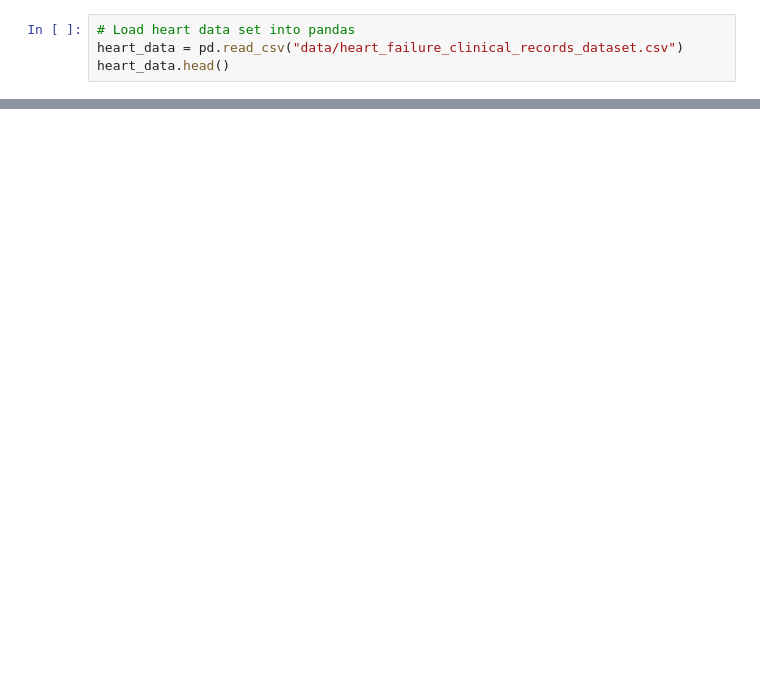
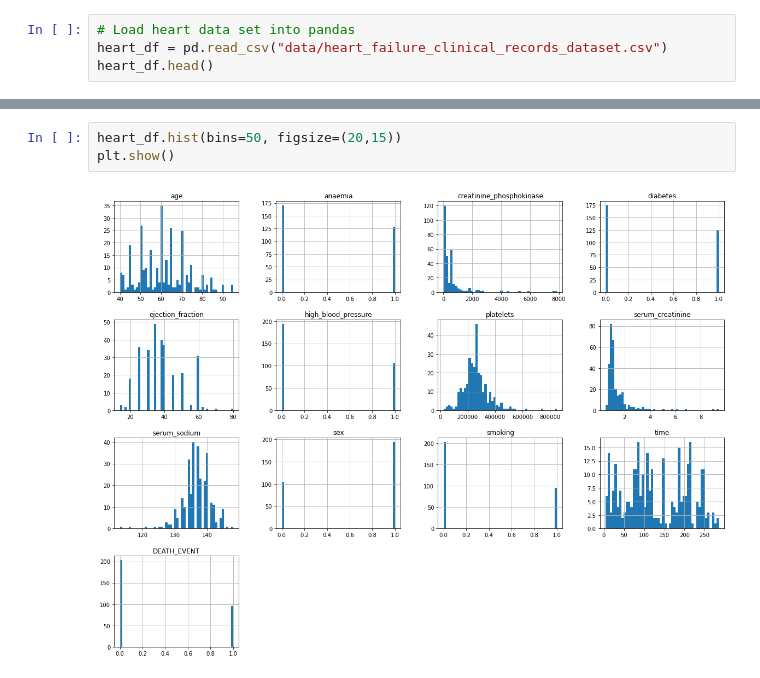
Before and after one commit to faiyted/Project-Cardiac-Disease, a Jupyter notebook: Laura-Project.ipynb, the cells around one changed output, grey strips where cells are left out. Drawn from its saved outputs; the diff is of its cells as text; blank space fills up the shorter version.

```diff
--- a/Laura-Project.ipynb
+++ b/Laura-Project.ipynb
@@ -7,7 +9,7 @@ import pandas as pd
 # %%
 # Load heart data set into pandas
-heart_data = pd.read_csv("data/heart_failure_clinical_records_dataset.csv")
-heart_data.head()
+heart_df = pd.read_csv("data/heart_failure_clinical_records_dataset.csv")
+heart_df.head()
 # %% [output]
 |  | age | anaemia | creatinine_phosphokinase | diabetes | ejection_fraction | high_blood_pressure | platelets | ... |
 | 0 | 75.0 | 0 | 582 | 0 | 20 | 1 | 265000.00 | ... |
@@ -17,0 +44,5 @@ heart_data.head()
+# %%
+heart_df.hist(bins=50, figsize=(20,15))
+plt.show()
+# %% [output]
+[figure, added]
```
Also changed, not shown: parts of 6 cells of this notebook.
